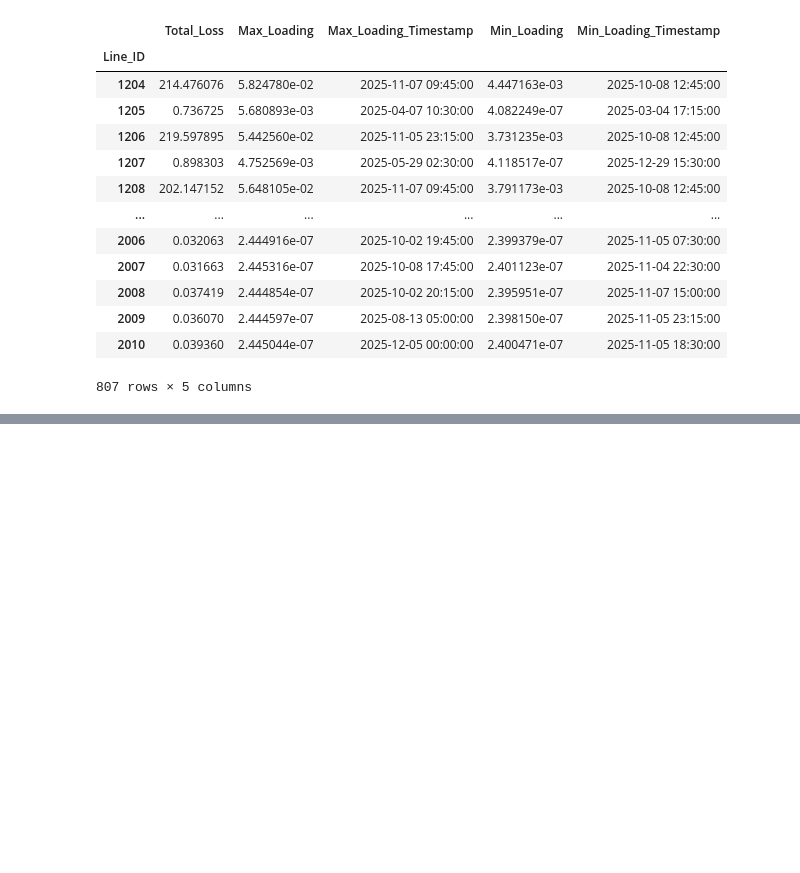
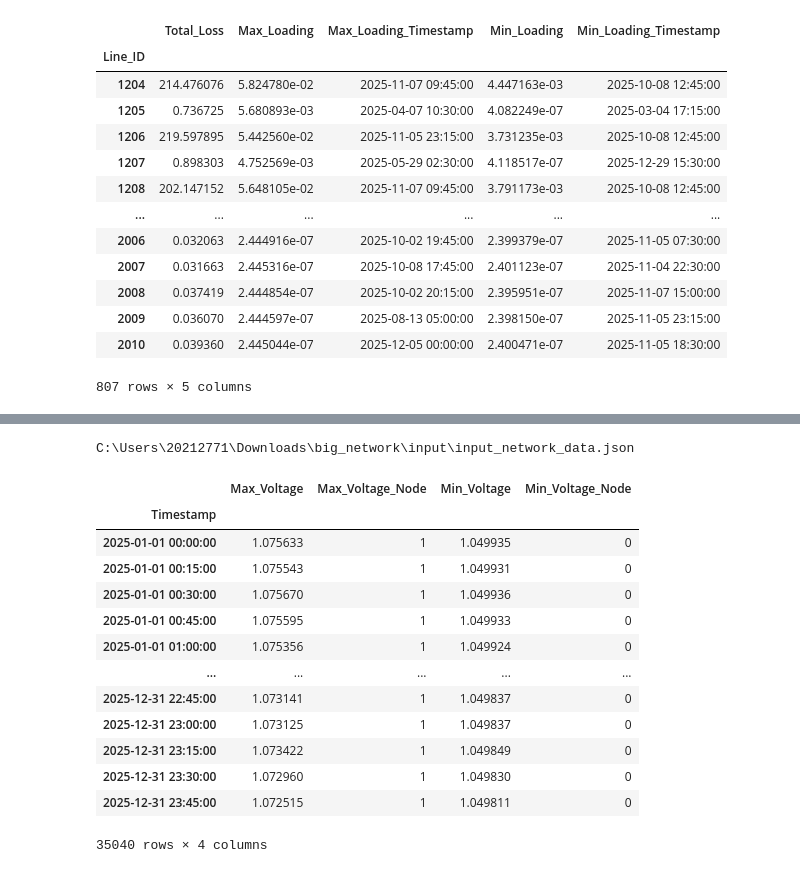
Before and after one commit to LukaSalmNielsen/power-system-simulation-simulators, a Jupyter notebook: main.ipynb, the cells around one changed output, grey strips where cells are left out. Cells and saved outputs as stored; diff of their text form; code cells hidden in the pictures; blank space fills up the shorter version.

```diff
--- a/main.ipynb
+++ b/main.ipynb
@@ -217,0 +316,22 @@ Line Results:
+# %%
+P=50
+Seed=42
+
+a, b = EV.ev_penetration(input_network, metadata, active_power_profile, ev_active_power_profile, P, Seed)
+a
+# %% [output]
+C:\Users\20212771\Downloads\big_network\input\input_network_data.json
+|  | Max_Voltage | Max_Voltage_Node | Min_Voltage | Min_Voltage_Node |
+| Timestamp |  |  |  |  |
+| 2025-01-01 00:00:00 | 1.075633 | 1 | 1.049935 | 0 |
+| 2025-01-01 00:15:00 | 1.075543 | 1 | 1.049931 | 0 |
+| 2025-01-01 00:30:00 | 1.075670 | 1 | 1.049936 | 0 |
+| 2025-01-01 00:45:00 | 1.075595 | 1 | 1.049933 | 0 |
+| 2025-01-01 01:00:00 | 1.075356 | 1 | 1.049924 | 0 |
+| ... | ... | ... | ... | ... |
+| 2025-12-31 22:45:00 | 1.073141 | 1 | 1.049837 | 0 |
+| 2025-12-31 23:00:00 | 1.073125 | 1 | 1.049837 | 0 |
+| 2025-12-31 23:15:00 | 1.073422 | 1 | 1.049849 | 0 |
+| 2025-12-31 23:30:00 | 1.072960 | 1 | 1.049830 | 0 |
+| 2025-12-31 23:45:00 | 1.072515 | 1 | 1.049811 | 0 |
+35040 rows × 4 columns
```
Also changed, not shown: parts of 16 cells of this notebook, 6 other files.
